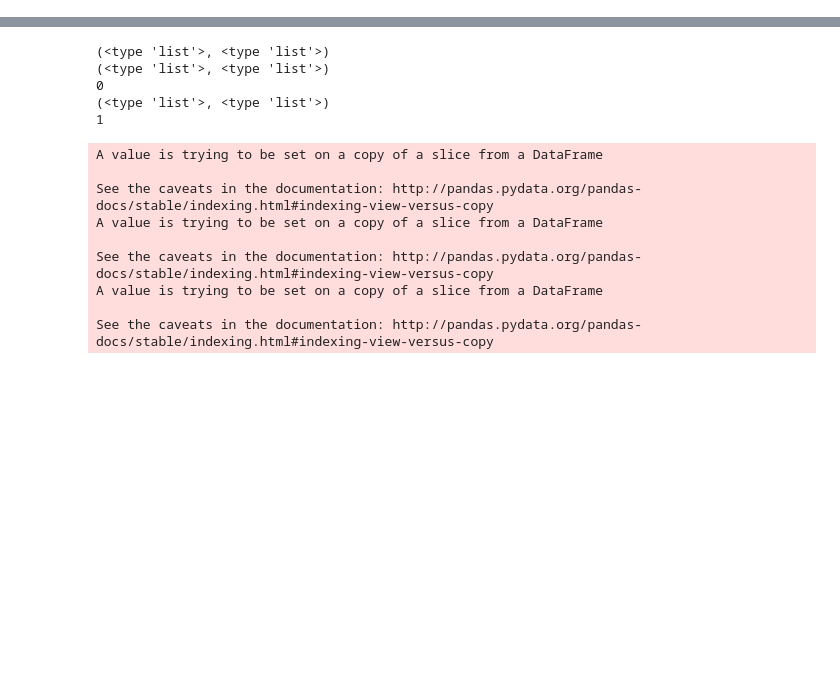
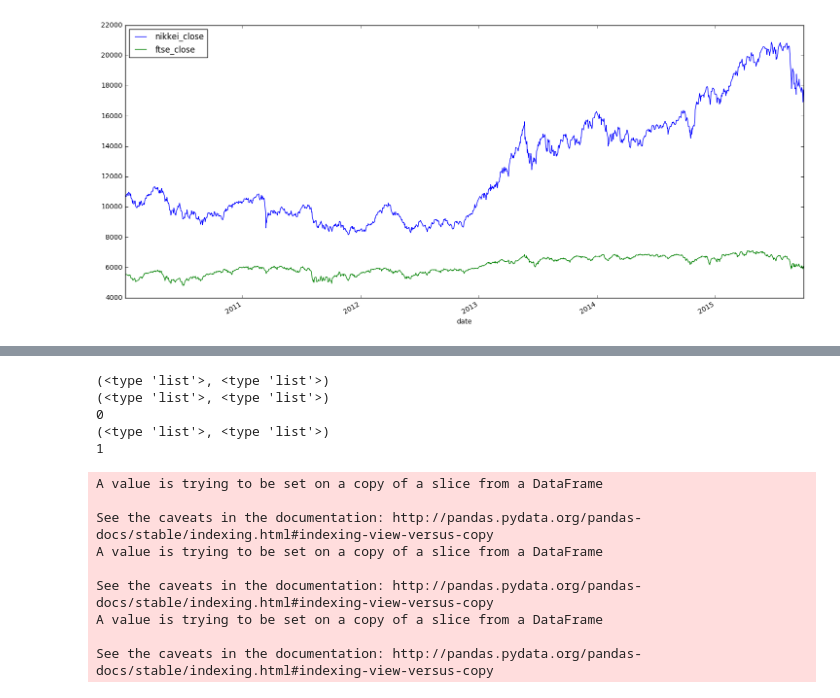
Before and after one commit to anishagarwal1990/DRL_finance, a Jupyter notebook: DRL_basic-Tuesday_9.ipynb, the cells around one changed output, grey strips where cells are left out. Saved outputs shown, nothing was run; the diff lists cells and outputs as text; code cells hidden in the pictures; blank space fills up the shorter version.

```diff
--- a/DRL_basic-Tuesday_9.ipynb
+++ b/DRL_basic-Tuesday_9.ipynb
@@ -20,7 +14,15 @@ ftse = bq.Query.from_table(bq.Table('bingo-ml-1.market_data.ftse'), fields=['Dat
+# %%
+# Nikkei and FTSE time series
+
+nikkei = pd.read_excel('nikkei.csv', encoding='utf-8', names = ['date', 'price'])
+ftse = pd.read_excel('ftse.csv', encoding='utf-8', names = ['date', 'price'])
+nikkei = nikkei.set_index("date").sort_index()
+ftse = ftse.set_index("date").sort_index()
 # %%
 closing_data = pd.DataFrame()
 
-closing_data['nikkei_close'] = nikkei['Close']
-closing_data['ftse_close'] = ftse['Close']
+closing_data['nikkei_close'] = nikkei['price']
+closing_data['ftse_close'] = ftse['price']
 
 closing_data = closing_data.fillna(method = 'ffill')
+closing_data.describe()
@@ -27,9 +39,9 @@ closing_data = closing_data.fillna(method = 'ffill')
-# %%
-closing_data.describe()
-closing_data = closing_data.sort_index()
-closing_data.describe()
 # %%
-_ = pd.concat([closing_data['nikkei_close'],closing_data['ftse_close']],axis = 1).plot(figsize=(18,8))
+plt.close
+t = pd.concat([closing_data['nikkei_close'],closing_data['ftse_close']],axis = 1).plot(figsize=(18,8))
+plt.show()
+# %% [output]
+[figure, added]
 # %%
 # Portfolio definition
 
```
Also changed, not shown: parts of 8 cells of this notebook, 3 other files.
